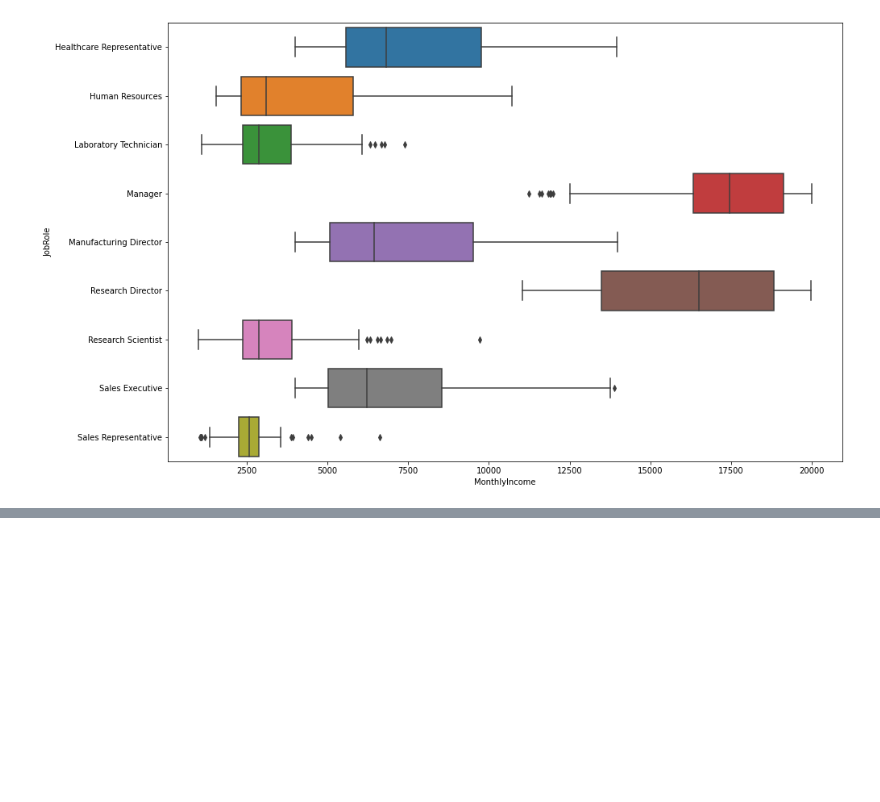
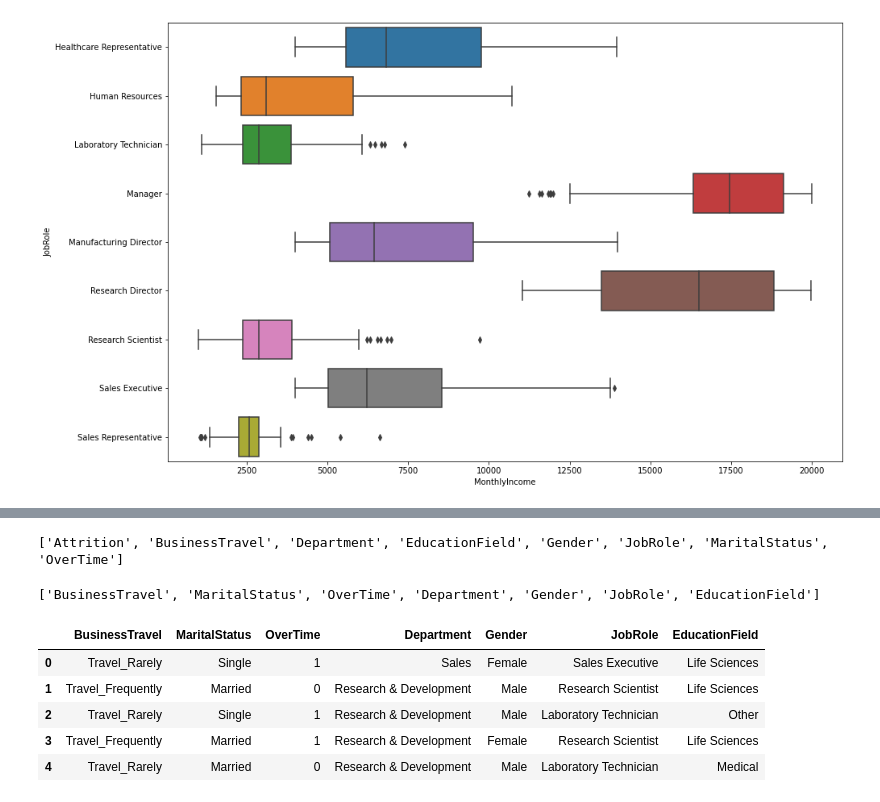
Before and after one commit to FaustinoAndres/HR_department, a Jupyter notebook: hr_department_notebook.ipynb, the cells around one changed output, grey strips where cells are left out. Drawn from its saved outputs; the diff is of its cells as text; code cells hidden in the pictures; blank space fills up the shorter version.

```diff
--- a/hr_department_notebook.ipynb
+++ b/hr_department_notebook.ipynb
@@ -308,0 +340,5 @@ plt.show()
+# %%
+cat_cols_new = employee_df.select_dtypes(include="category").columns.tolist()
+print(cat_cols_new)
+# %% [output]
+['Attrition', 'BusinessTravel', 'Department', 'EducationField', 'Gender', 'JobRole', 'MaritalStatus', 'OverTime']
@@ -308,0 +347,4 @@ plt.show()
+# %%
+print(X_cat_cols)
+# %% [output]
+['BusinessTravel', 'MaritalStatus', 'OverTime', 'Department', 'Gender', 'JobRole', 'EducationField']
@@ -308,0 +353,9 @@ plt.show()
+# %%
+X_cat.head()
+# %% [output]
+|  | BusinessTravel | MaritalStatus | OverTime | Department | Gender | JobRole | EducationField |
+| 0 | Travel_Rarely | Single | 1 | Sales | Female | Sales Executive | Life Sciences |
+| 1 | Travel_Frequently | Married | 0 | Research & Development | Male | Research Scientist | Life Sciences |
+| 2 | Travel_Rarely | Single | 1 | Research & Development | Male | Laboratory Technician | Other |
+| 3 | Travel_Frequently | Married | 1 | Research & Development | Female | Research Scientist | Life Sciences |
+| 4 | Travel_Rarely | Married | 0 | Research & Development | Male | Laboratory Technician | Medical |
```
Also changed, not shown: parts of 12 cells of this notebook.
